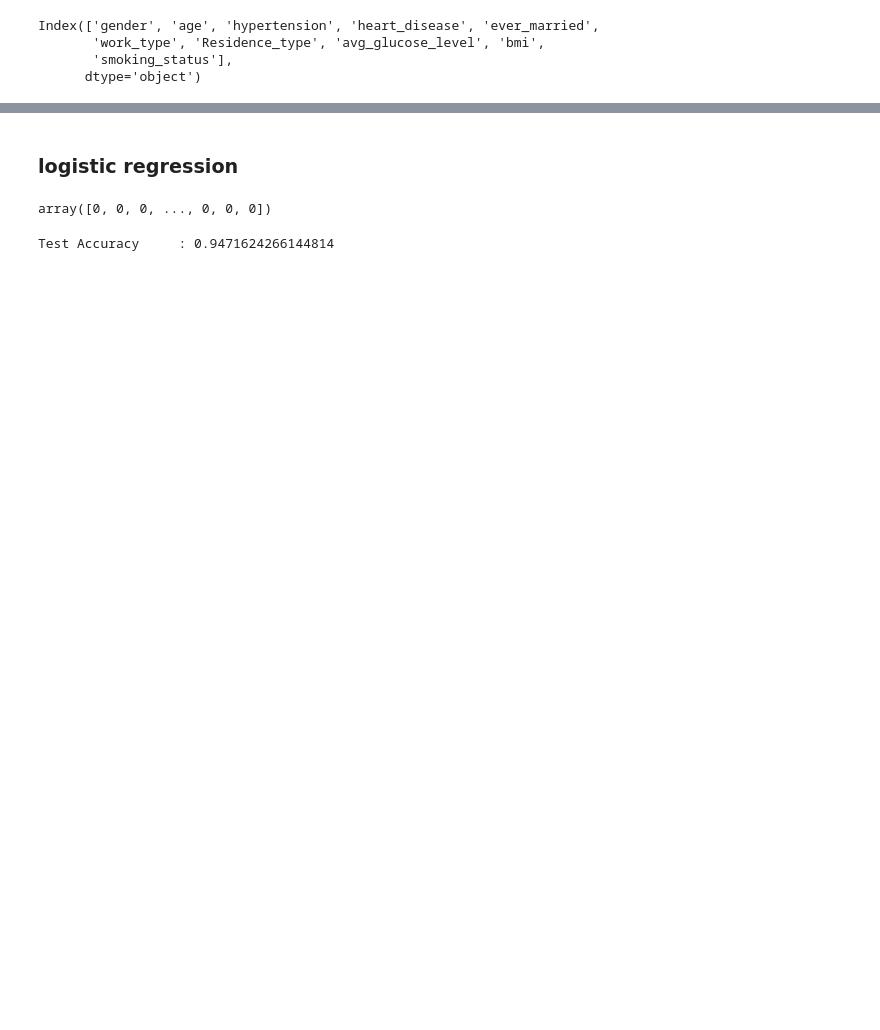
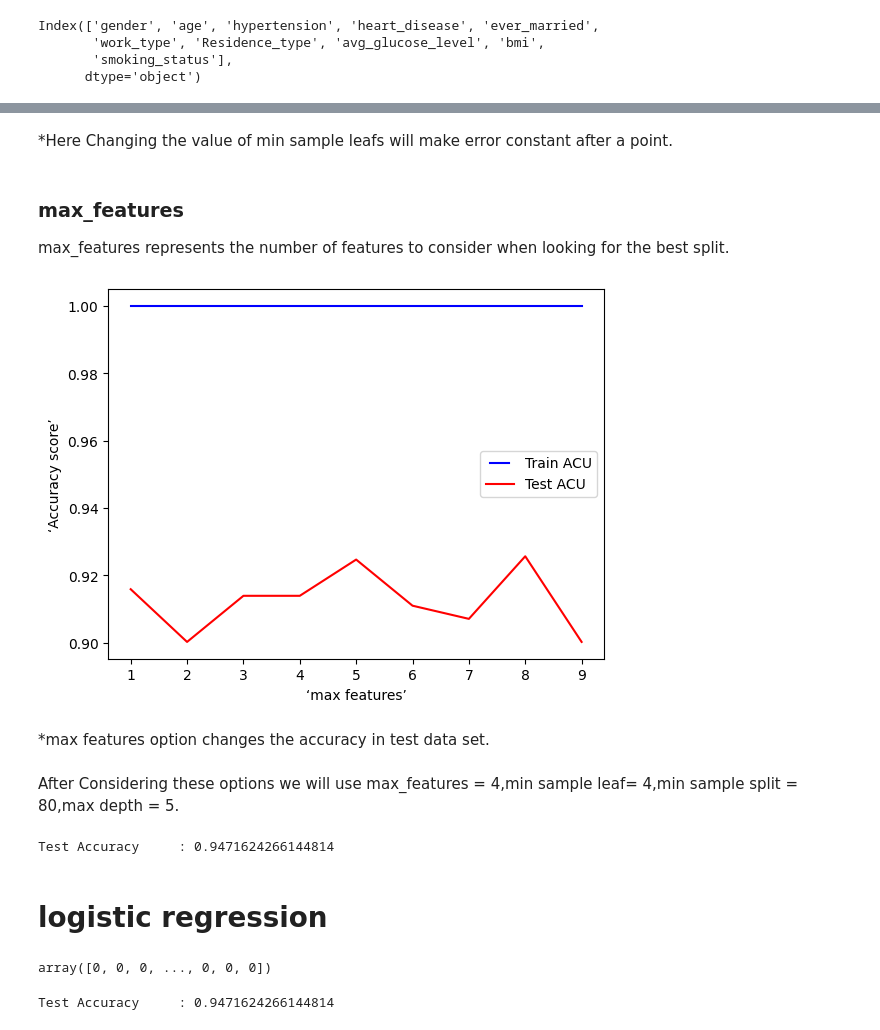
Before and after one commit to RachitAgrwal545422/Brain-Stroke-Prediction-Model, a Jupyter notebook: stroke.ipynb, the cells around one changed output, grey strips where cells are left out. Cells and saved outputs as stored; diff of their text form; code cells hidden in the pictures; blank space fills up the shorter version.

```diff
--- a/stroke.ipynb
+++ b/stroke.ipynb
@@ -328,0 +437,51 @@ Test Accuracy     : 0.9080234833659491
+# %% [markdown]
+\*Here Changing the value of min sample leafs will make error constant after a point.
+# %% [markdown]
+### max_features
+
+max_features represents the number of features to consider when looking for the best split.
+# %%
+max_features = list(range(1, X_train_std.shape[1]))
+train_results = []
+test_results = []
+for max_feature in max_features:
+    clf = tree.DecisionTreeClassifier(max_features=max_feature)
+    clf = clf.fit(X_train_std, y_train)
+
+    train_pred = clf.predict(X_train_std)
+    dt_accuracy = accuracy_score(y_train,  train_pred)
+    # Add auc score to previous train results
+    train_results.append(dt_accuracy)
+
+    y_pred = clf.predict(X_test_std)
+    dt_accuracy = accuracy_score(y_test,  y_pred)
+    # Add auc score to previous test results
+    test_results.append(dt_accuracy)
+
+line1, = plt.plot(max_features, train_results, 'b', label="Train ACU")
+line2, = plt.plot(max_features, test_results, 'r', label="Test ACU")
+plt.legend(handler_map={line1: HandlerLine2D(numpoints=2)})
+plt.ylabel('‘Accuracy score’')
+plt.xlabel('‘max features’')
+plt.show()
+# %% [output]
+[figure, added]
+# %% [markdown]
+\*max features option changes the accuracy in test data set.
+# %% [markdown]
+After Considering these options we will use max_features = 4,min sample leaf= 4,min sample split = 80,max depth = 5.
+# %%
+from sklearn.metrics import accuracy_score
+from sklearn import tree
+clf = tree.DecisionTreeClassifier(
+    max_features=4, min_samples_leaf=4, min_samples_split=80, max_depth=5)
+clf = clf.fit(X_train_std, y_train)
+
+
+predicted_test = clf.predict(X_test_std)
+
+# Print the overall model accuracy
+dt_accuracy = accuracy_score(y_test, predicted_test)
+print('Test Accuracy     : {}'.format(dt_accuracy))
+# %% [output]
+Test Accuracy     : 0.9471624266144814
@@ -329,5 +492,5 @@ Test Accuracy     : 0.9080234833659491
 # %% [markdown]
-### logistic regression
+# logistic regression
 # %%
 # Now we will use logistic regression algorithm to predict the results
 from sklearn.linear_model import LogisticRegression
```
Also changed, not shown: parts of 50 cells of this notebook, 5 other files.
